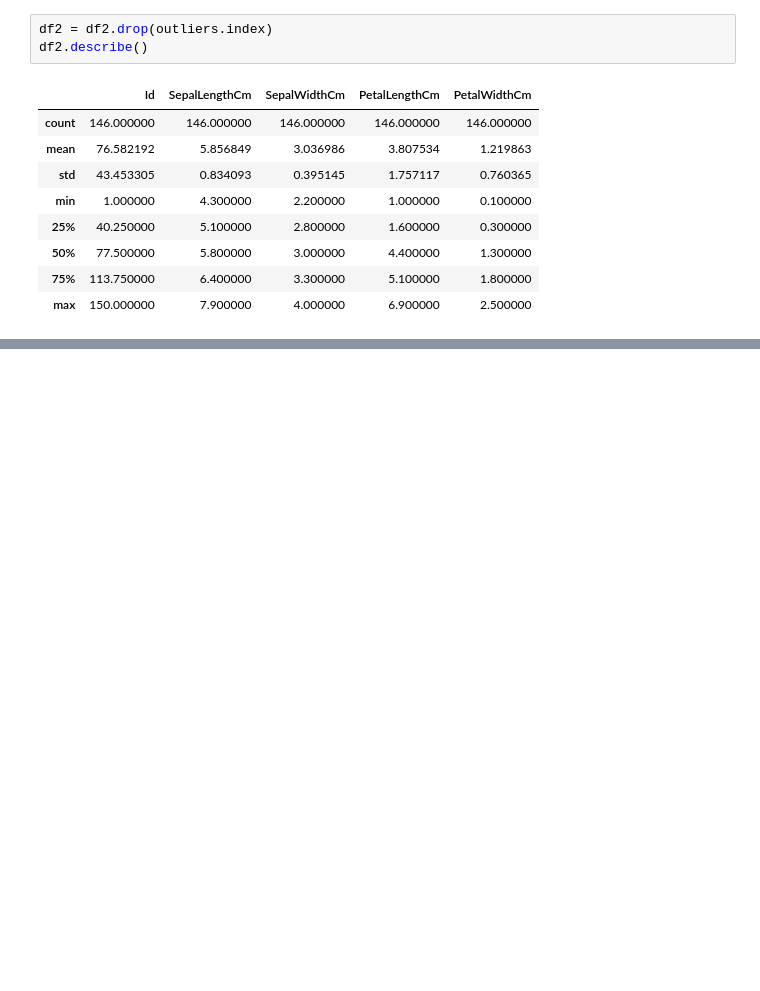
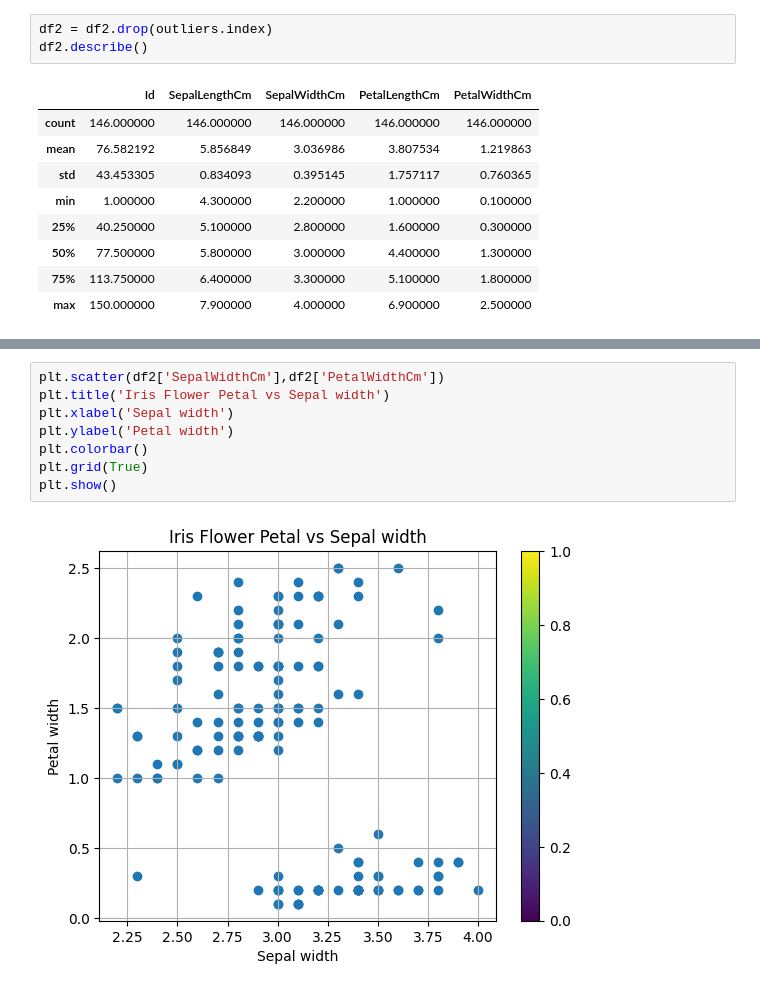
Before and after one commit to ShiwangitaSingh/IrisFlowerClassification, a Jupyter notebook: DataAnalysis.ipynb, the cells around one changed output, grey strips where cells are left out. Drawn from its saved outputs; the diff is of its cells as text; blank space fills up the shorter version.

```diff
--- a/DataAnalysis.ipynb
+++ b/DataAnalysis.ipynb
@@ -77,0 +106,10 @@ df2.describe()
+# %%
+plt.scatter(df2['SepalWidthCm'],df2['PetalWidthCm'])
+plt.title('Iris Flower Petal vs Sepal width')
+plt.xlabel('Sepal width')
+plt.ylabel('Petal width')
+plt.colorbar()
+plt.grid(True)
+plt.show()
+# %% [output]
+[figure, added]
```
Also changed, not shown: parts of 5 cells of this notebook.
